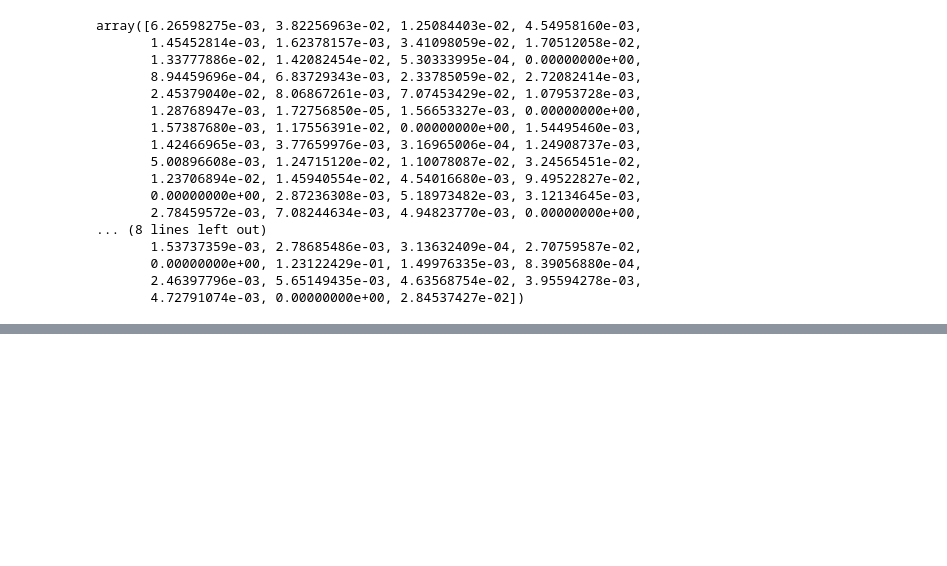
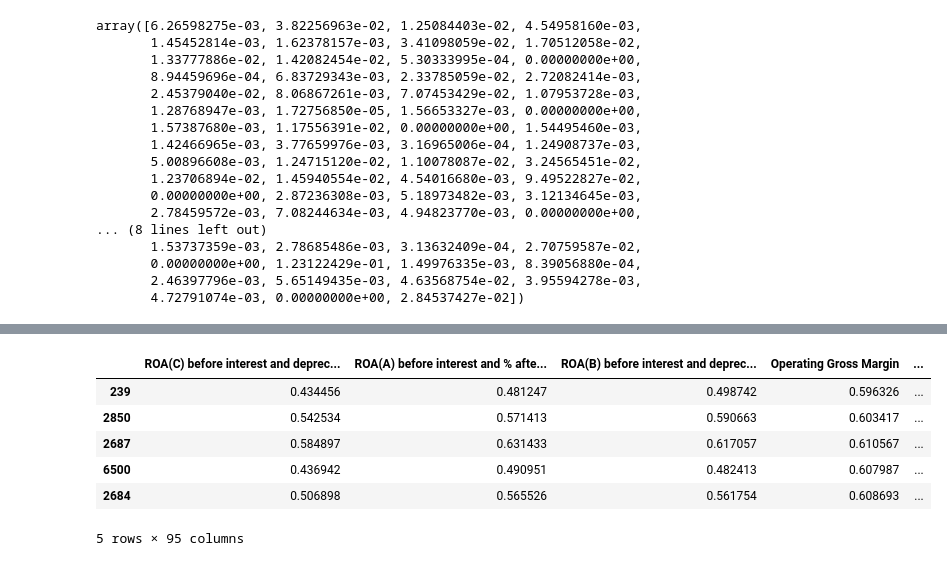
Before and after one commit to abolayo/bankruptcy, a Jupyter notebook: bank_ruptcy-Copy1.ipynb, the cells around one changed output, grey strips where cells are left out. Saved outputs shown, nothing was run; the diff lists cells and outputs as text; code cells hidden in the pictures; blank space fills up the shorter version.

```diff
--- a/bank_ruptcy-Copy1.ipynb
+++ b/bank_ruptcy-Copy1.ipynb
@@ -293,0 +299,10 @@ Index: [0, 1, 2, 3, 4, 5, 6, 7, 8, 9, 10, 11, 12, 13, 14, 15, 16, 17, 18, 19, 20
+# %%
+X_test.head()
+# %% [output]
+|  | ROA(C) before interest and deprec... | ROA(A) before interest and % afte... | ROA(B) before interest and deprec... | Operating Gross Margin | ... |
+| 239 | 0.434456 | 0.481247 | 0.498742 | 0.596326 | ... |
+| 2850 | 0.542534 | 0.571413 | 0.590663 | 0.603417 | ... |
+| 2687 | 0.584897 | 0.631433 | 0.617057 | 0.610567 | ... |
+| 6500 | 0.436942 | 0.490951 | 0.482413 | 0.607987 | ... |
+| 2684 | 0.506898 | 0.565526 | 0.561754 | 0.608693 | ... |
+5 rows × 95 columns
```
Also changed, not shown: parts of 9 cells of this notebook, 2 other files.
